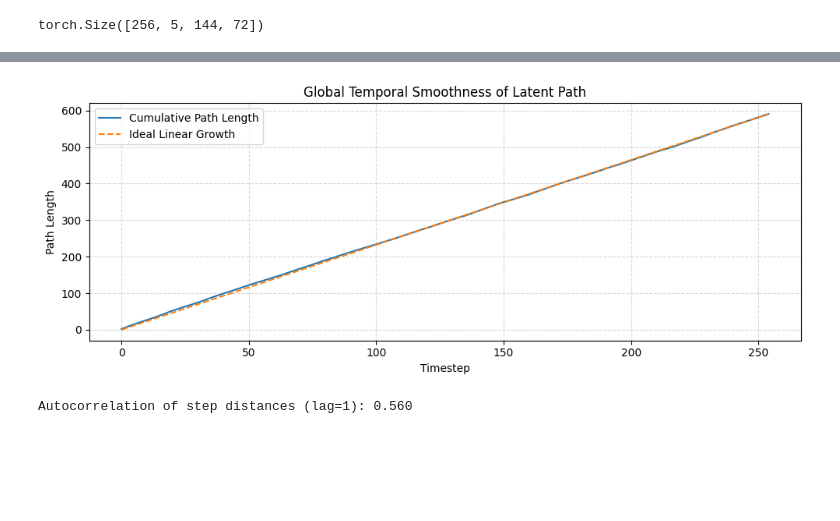
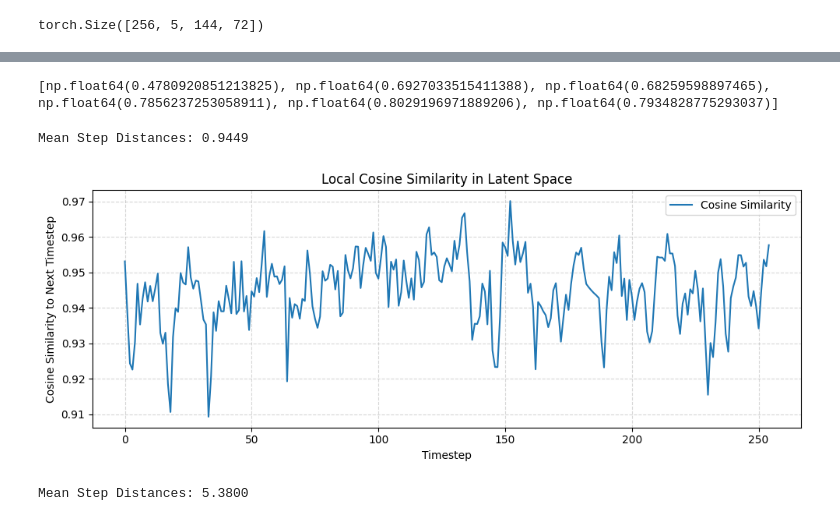
Before and after one commit to nathanwbailey/msc_project, a Jupyter notebook: part_3_robust/simclr_decoder_window_hard_neg_ratio/visual.ipynb, the cells around one changed output, grey strips where cells are left out. Drawn from its saved outputs; the diff is of its cells as text; code cells hidden in the pictures; blank space fills up the shorter version.

```diff
--- a/part_3_robust/simclr_decoder_window_hard_neg_ratio/visual.ipynb
+++ b/part_3_robust/simclr_decoder_window_hard_neg_ratio/visual.ipynb
@@ -403,24 +337,49 @@ plt.show()
-# %%
-cumulative = np.cumsum(step_dists)
-plt.figure(figsize=(10, 4))
-plt.plot(cumulative, label="Cumulative Path Length")
-plt.plot(
-    np.linspace(0, cumulative[-1], len(cumulative)),
-    "--",
-    label="Ideal Linear Growth",
-)
-plt.xlabel("Timestep")
-plt.ylabel("Path Length")
-plt.title("Global Temporal Smoothness of Latent Path")
-plt.legend()
-plt.grid(True, linestyle="--", alpha=0.5)
-plt.tight_layout()
-plt.show()
-# %% [output]
-[figure, removed]
-# %%
-step_series = pd.Series(step_dists)
-autocorr = step_series.autocorr(lag=1)
-print(f"Autocorrelation of step distances (lag=1): {autocorr:.3f}")
-# %% [output]
-Autocorrelation of step distances (lag=1): 0.560
+# %%
+from sklearn.cluster import KMeans
+from sklearn.metrics import normalized_mutual_info_score
+
+import numpy as np
+
+range_k = [4, 8, 12, 16, 24, 32]
+nmi_scores = []
+for k in range_k:
+    temp_labels = np.arange(BATCH_SIZE) // (BATCH_SIZE // k)
+    clust_labels = KMeans(n_clusters=k).fit_predict(embeddings_masked_x_np)
+    nmi_scores.append(normalized_mutual_info_score(temp_labels, clust_labels))
+
+print(nmi_scores)
+# %% [output]
+[np.float64(0.4780920851213825), np.float64(0.6927033515411388), np.float64(0.68259598897465), np.float64(0.7856237253058911), np.float64(0.8029196971889206), np.float64(0.7934828775293037)]
+# %%
+cosine_sims = [
+    F.cosine_similarity(
+        embeddings_masked_x[i + 1], embeddings_masked_x[i], dim=0
+    )
+    .cpu()
+    .numpy()
+    for i in range(len(embeddings_masked_x) - 1)
+]
+print(f"Mean Step Distances: {np.mean(cosine_sims):.4f}")
+# %% [output]
+Mean Step Distances: 0.9449
+# %%
+plt.figure(figsize=(10, 4))
+plt.plot(cosine_sims, label="Cosine Similarity")
+plt.xlabel("Timestep")
+plt.ylabel("Cosine Similarity to Next Timestep")
+plt.title("Local Cosine Similarity in Latent Space")
+plt.grid(True, linestyle="--", alpha=0.5)
+plt.legend()
+plt.tight_layout()
+plt.show()
+# %% [output]
+[figure, added]
+# %%
+step_dists = [
+    np.linalg.norm(embeddings_masked_x_np[i + 1] - embeddings_masked_x_np[i])
+    ** 2
+    for i in range(len(embeddings_masked_x_np) - 1)
+]
+print(f"Mean Step Distances: {np.mean(step_dists):.4f}")
+# %% [output]
+Mean Step Distances: 5.3800
```
Also changed, not shown: parts of 31 cells of this notebook, 11 other files.
